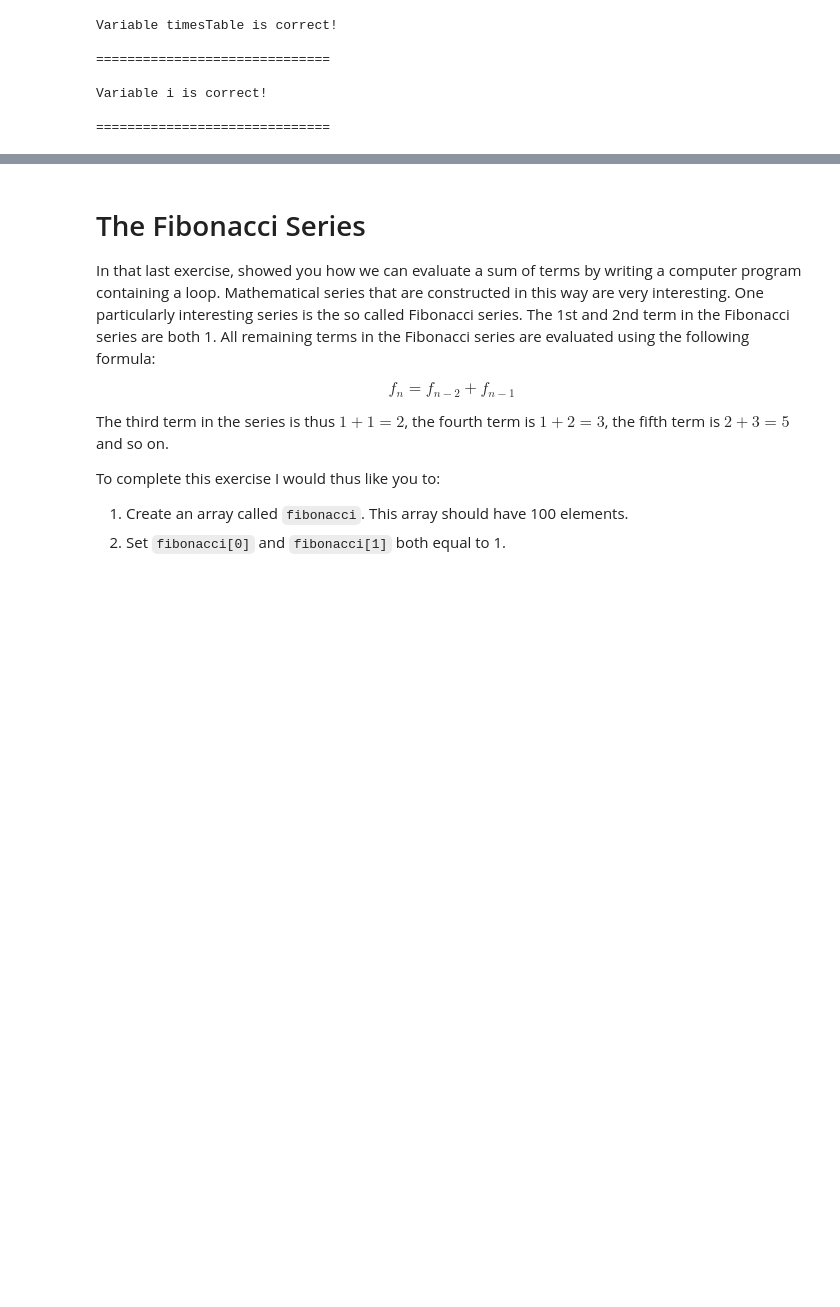
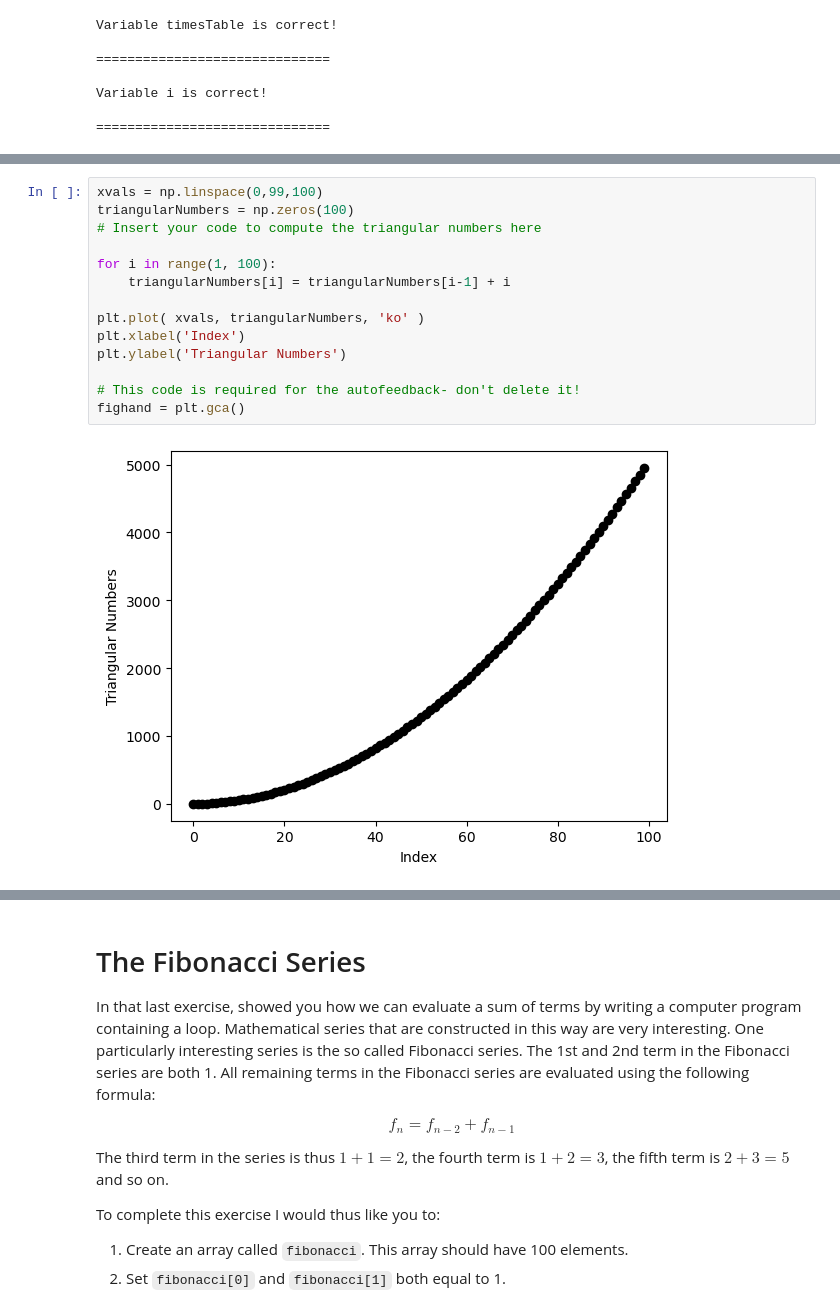
Before and after one commit to autofeedback-exercises/exercises, a Jupyter notebook: New-SOR3012/Programming/solutions.ipynb, the cells around one changed output, grey strips where cells are left out. Saved outputs shown, nothing was run; the diff lists cells and outputs as text; blank space fills up the shorter version.

```diff
--- a/New-SOR3012/Programming/solutions.ipynb
+++ b/New-SOR3012/Programming/solutions.ipynb
@@ -927,0 +787,16 @@ Variable i is correct!
+# %%
+xvals = np.linspace(0,99,100)
+triangularNumbers = np.zeros(100)
+# Insert your code to compute the triangular numbers here
+
+for i in range(1, 100):
+    triangularNumbers[i] = triangularNumbers[i-1] + i
+
+plt.plot( xvals, triangularNumbers, 'ko' )
+plt.xlabel('Index')
+plt.ylabel('Triangular Numbers')
+
+# This code is required for the autofeedback- don't delete it!
+fighand = plt.gca()
+# %% [output]
+[figure, added]
```
Also changed, not shown: parts of 90 cells of this notebook, 1 other file.
